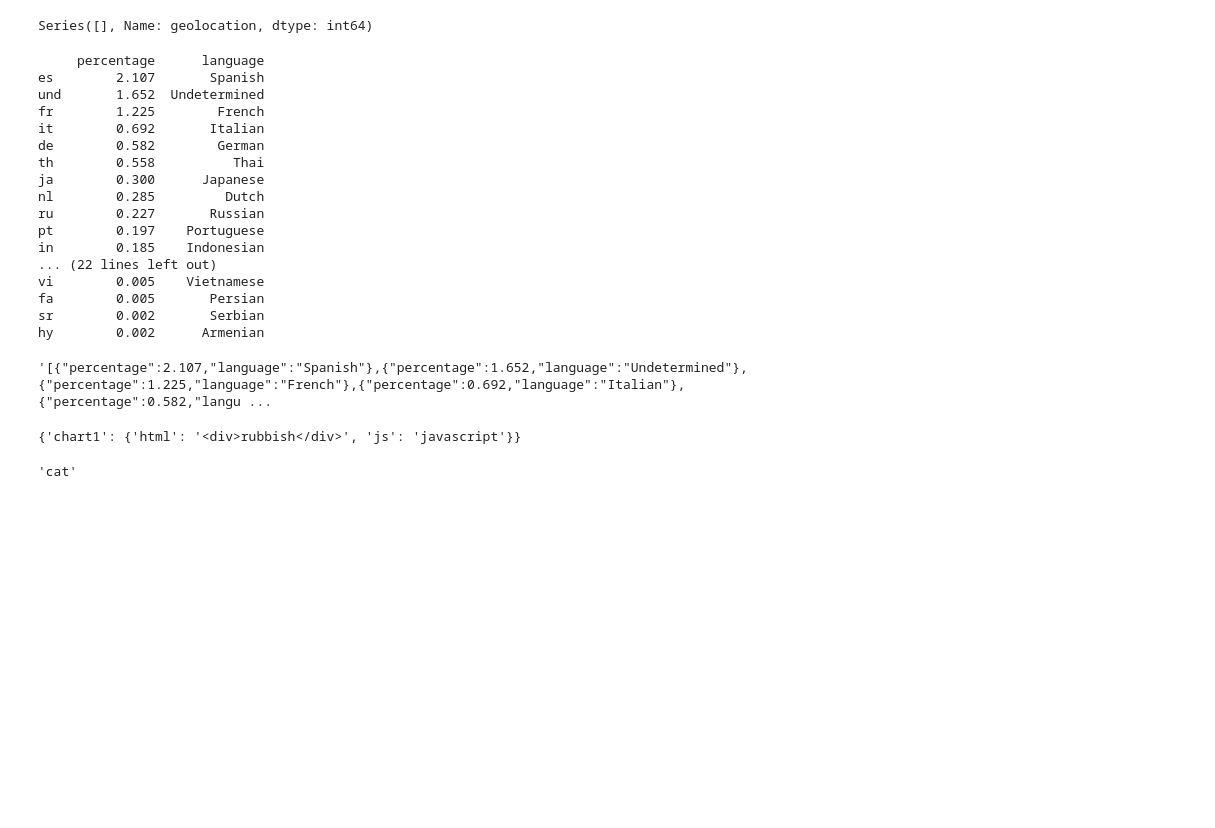
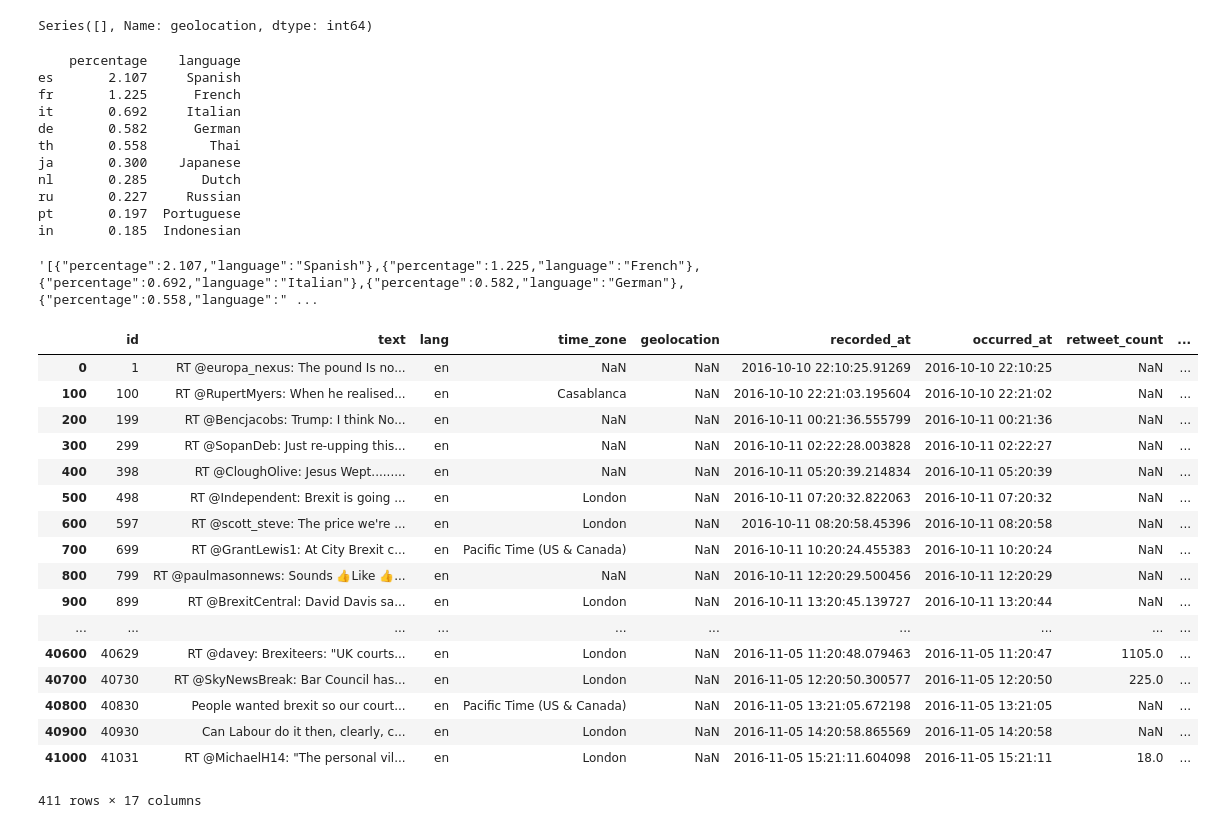
Before and after one commit to Monsk/tweet_capture_app, a Jupyter notebook: Tweet data playground.ipynb, the cells around one changed output. Drawn from its saved outputs; the diff is of its cells as text; code cells hidden in the pictures; blank space fills up the shorter version.

```diff
--- a/Tweet data playground.ipynb
+++ b/Tweet data playground.ipynb
@@ -54,8 +54,7 @@ def getLangFraction(data):
         langFraction = langFraction.round(3)
         langFraction['language'] = [languages[x] for x in langFraction.index]
         langFraction = langFraction.rename(columns={'lang': 'percentage'})
-#         langFraction = [tuple(x) for x in langFraction.itertuples()]
-#         langFraction = langFraction.drop(['en','und']).head(10)
+        langFraction = langFraction[~langFraction.index.isin(['en','und'])].head(10)
 
         return langFraction
 
@@ -65,34 +64,37 @@ print(langFraction)
 
 langFraction.to_json(orient='records')
 # %% [output]
-     percentage      language
-es        2.107       Spanish
-und       1.652  Undetermined
-fr        1.225        French
-it        0.692       Italian
-de        0.582        German
-th        0.558          Thai
-ja        0.300      Japanese
-nl        0.285         Dutch
-ru        0.227       Russian
-pt        0.197    Portuguese
-in        0.185    Indonesian
-... (22 lines left out)
-vi        0.005    Vietnamese
-fa        0.005       Persian
-sr        0.002       Serbian
-hy        0.002      Armenian
+    percentage    language
+es       2.107     Spanish
+fr       1.225      French
+it       0.692     Italian
+de       0.582      German
+th       0.558        Thai
+ja       0.300    Japanese
+nl       0.285       Dutch
+ru       0.227     Russian
+pt       0.197  Portuguese
+in       0.185  Indonesian
-'[{"percentage":2.107,"language":"Spanish"},{"percentage":1.652,"language":"Undetermined"},{"percentage":1.225,"language":"French"},{"percentage":0.692,"language":"Italian"},{"percentage":0.582,"langu ...
+'[{"percentage":2.107,"language":"Spanish"},{"percentage":1.225,"language":"French"},{"percentage":0.692,"language":"Italian"},{"percentage":0.582,"language":"German"},{"percentage":0.558,"language":" ...
-# %%
-charts = {}
-charts['chart1'] = {}
-charts['chart1']['html'] = '<div>rubbish</div>'
-charts['chart1']['js'] = 'javascript'
-charts
-# %% [output]
-{'chart1': {'html': '<div>rubbish</div>', 'js': 'javascript'}}
-# %%
-text = ['cat']
-''.join(text)
-# %% [output]
-'cat'
+# %%
+sampleTweets = tweets.iloc[::100, :]
+sampleTweets
+# %% [output]
+|  | id | text | lang | time_zone | geolocation | recorded_at | occurred_at | retweet_count | ... |
+| 0 | 1 | RT @europa_nexus: The pound Is no... | en | NaN | NaN | 2016-10-10 22:10:25.91269 | 2016-10-10 22:10:25 | NaN | ... |
+| 100 | 100 | RT @RupertMyers: When he realised... | en | Casablanca | NaN | 2016-10-10 22:21:03.195604 | 2016-10-10 22:21:02 | NaN | ... |
+| 200 | 199 | RT @Bencjacobs: Trump: I think No... | en | NaN | NaN | 2016-10-11 00:21:36.555799 | 2016-10-11 00:21:36 | NaN | ... |
+| 300 | 299 | RT @SopanDeb: Just re-upping this... | en | NaN | NaN | 2016-10-11 02:22:28.003828 | 2016-10-11 02:22:27 | NaN | ... |
+| 400 | 398 | RT @CloughOlive: Jesus Wept......... | en | NaN | NaN | 2016-10-11 05:20:39.214834 | 2016-10-11 05:20:39 | NaN | ... |
+| 500 | 498 | RT @Independent: Brexit is going ... | en | London | NaN | 2016-10-11 07:20:32.822063 | 2016-10-11 07:20:32 | NaN | ... |
+| 600 | 597 | RT @scott_steve: The price we're ... | en | London | NaN | 2016-10-11 08:20:58.45396 | 2016-10-11 08:20:58 | NaN | ... |
+| 700 | 699 | RT @GrantLewis1: At City Brexit c... | en | Pacific Time (US & Canada) | NaN | 2016-10-11 10:20:24.455383 | 2016-10-11 10:20:24 | NaN | ... |
+| 800 | 799 | RT @paulmasonnews: Sounds 👍Like 👍... | en | NaN | NaN | 2016-10-11 12:20:29.500456 | 2016-10-11 12:20:29 | NaN | ... |
+| 900 | 899 | RT @BrexitCentral: David Davis sa... | en | London | NaN | 2016-10-11 13:20:45.139727 | 2016-10-11 13:20:44 | NaN | ... |
+| ... | ... | ... | ... | ... | ... | ... | ... | ... | ... |
+| 40600 | 40629 | RT @davey: Brexiteers: "UK courts... | en | London | NaN | 2016-11-05 11:20:48.079463 | 2016-11-05 11:20:47 | 1105.0 | ... |
+| 40700 | 40730 | RT @SkyNewsBreak: Bar Council has... | en | London | NaN | 2016-11-05 12:20:50.300577 | 2016-11-05 12:20:50 | 225.0 | ... |
+| 40800 | 40830 | People wanted brexit so our court... | en | Pacific Time (US & Canada) | NaN | 2016-11-05 13:21:05.672198 | 2016-11-05 13:21:05 | NaN | ... |
+| 40900 | 40930 | Can Labour do it then, clearly, c... | en | London | NaN | 2016-11-05 14:20:58.865569 | 2016-11-05 14:20:58 | NaN | ... |
+| 41000 | 41031 | RT @MichaelH14: "The personal vil... | en | London | NaN | 2016-11-05 15:21:11.604098 | 2016-11-05 15:21:11 | 18.0 | ... |
+411 rows × 17 columns
```
Also changed, not shown: parts of 3 cells of this notebook, 3 other files.
